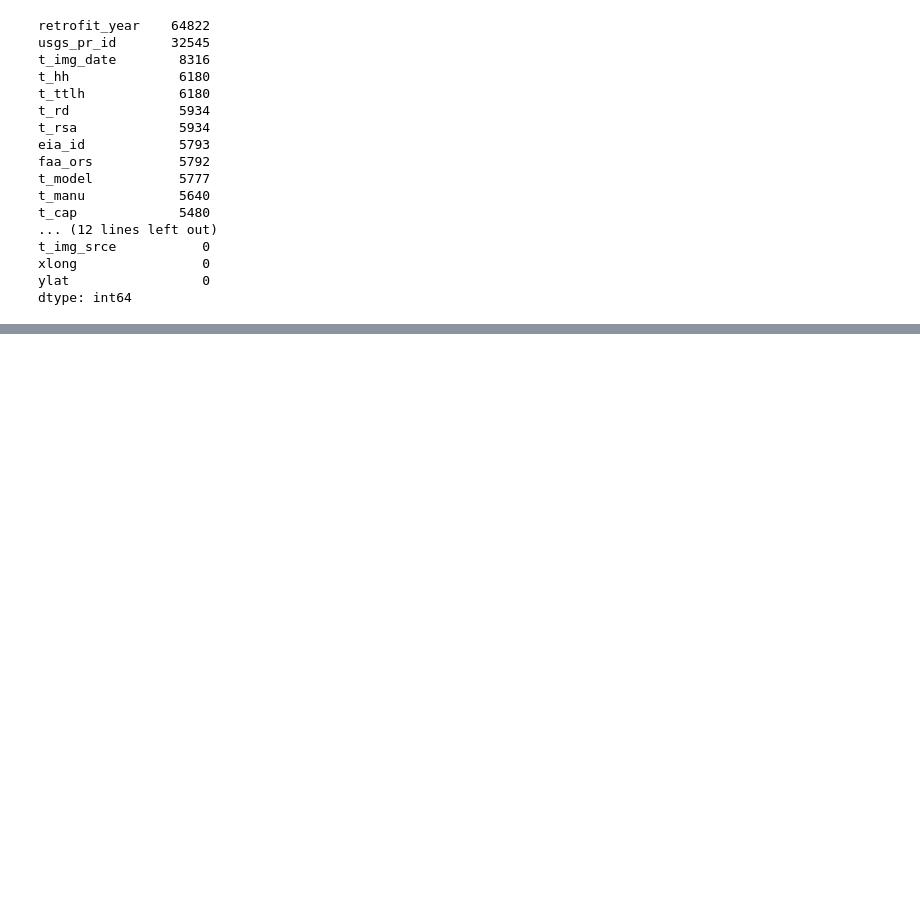
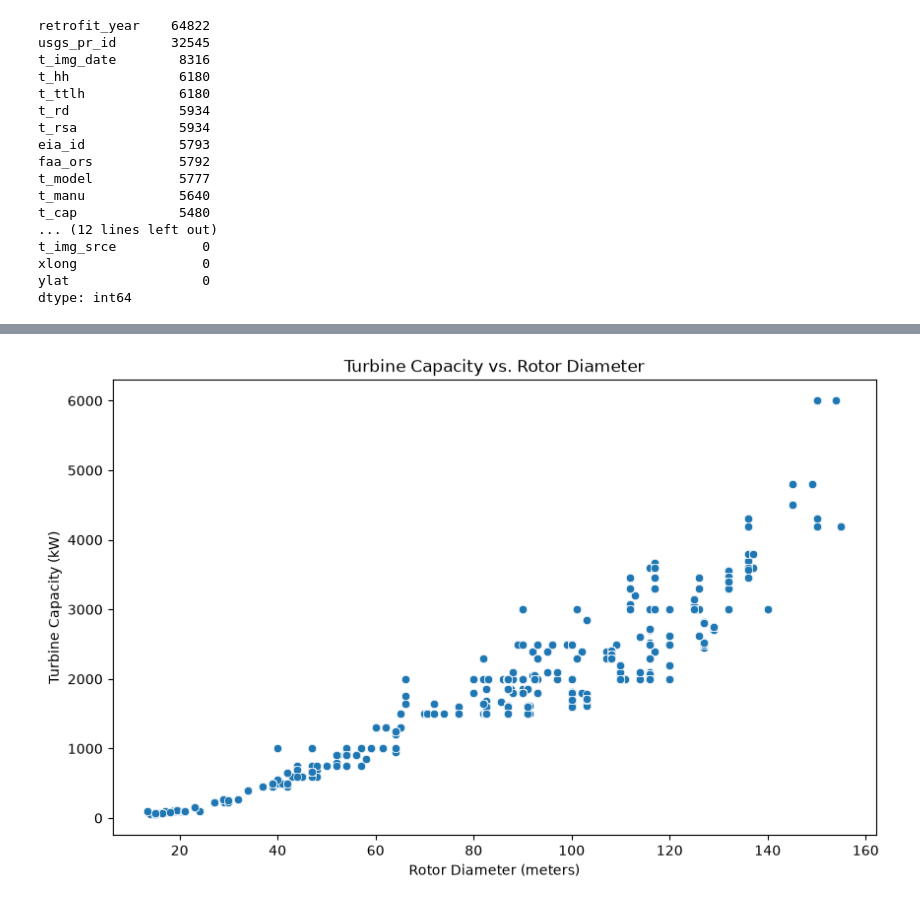
Before and after one commit to kawtharzayer/Project_2, a Jupyter notebook: EDA_Report_Template.ipynb, the cells around one changed output, grey strips where cells are left out. Cells and saved outputs as stored; diff of their text form; code cells hidden in the pictures; blank space fills up the shorter version.

```diff
--- a/EDA_Report_Template.ipynb
+++ b/EDA_Report_Template.ipynb
@@ -280,0 +492,10 @@ regions.plot(kind='bar');
+# %%
+# Visualization 2
+plt.figure(figsize=(10, 6))
+sns.scatterplot(data=wind_clean, x='t_rd', y='t_cap')
+plt.title('Turbine Capacity vs. Rotor Diameter')
+plt.xlabel('Rotor Diameter (meters)')
+plt.ylabel('Turbine Capacity (kW)')
+plt.show()
+# %% [output]
+[figure, added]
```
Also changed, not shown: parts of 63 cells of this notebook, 1 other file.
